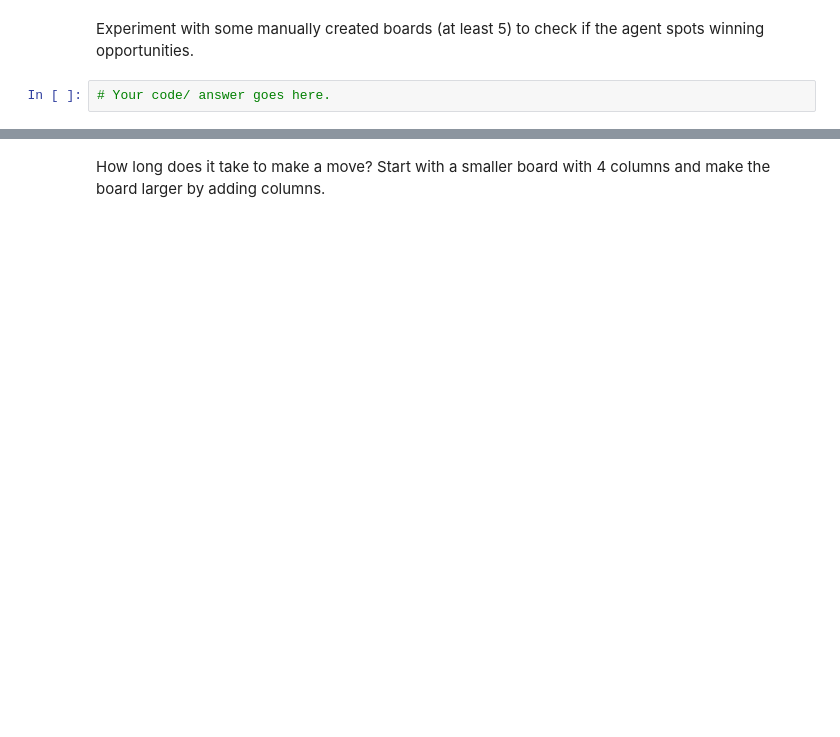
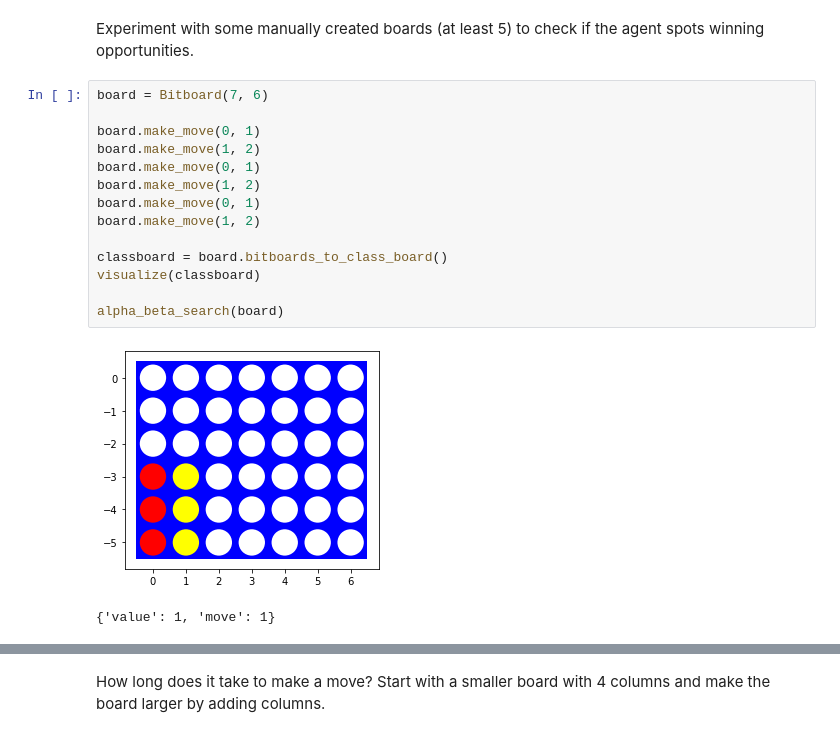
Before and after one commit to tmcnitt/Mean_Connect_Four, a Jupyter notebook: assignment_mean_connect4.ipynb, the cells around one changed output, grey strips where cells are left out. Drawn from its saved outputs; the diff is of its cells as text; blank space fills up the shorter version.

```diff
--- a/assignment_mean_connect4.ipynb
+++ b/assignment_mean_connect4.ipynb
@@ -528,4 +500,19 @@ def min_value_ab(state, player, alpha, beta):
 # %% [markdown]
 Experiment with some manually created boards (at least 5) to check if the agent spots winning opportunities.
-# %%
-# Your code/ answer goes here.
+# %%
+board = Bitboard(7, 6)
+
+board.make_move(0, 1)
+board.make_move(1, 2)
+board.make_move(0, 1)
+board.make_move(1, 2)
+board.make_move(0, 1)
+board.make_move(1, 2)
+
+classboard = board.bitboards_to_class_board()
+visualize(classboard)
+
+alpha_beta_search(board)
+# %% [output]
+[figure, added]
+{'value': 1, 'move': 1}
```
Also changed, not shown: parts of 62 cells of this notebook.
